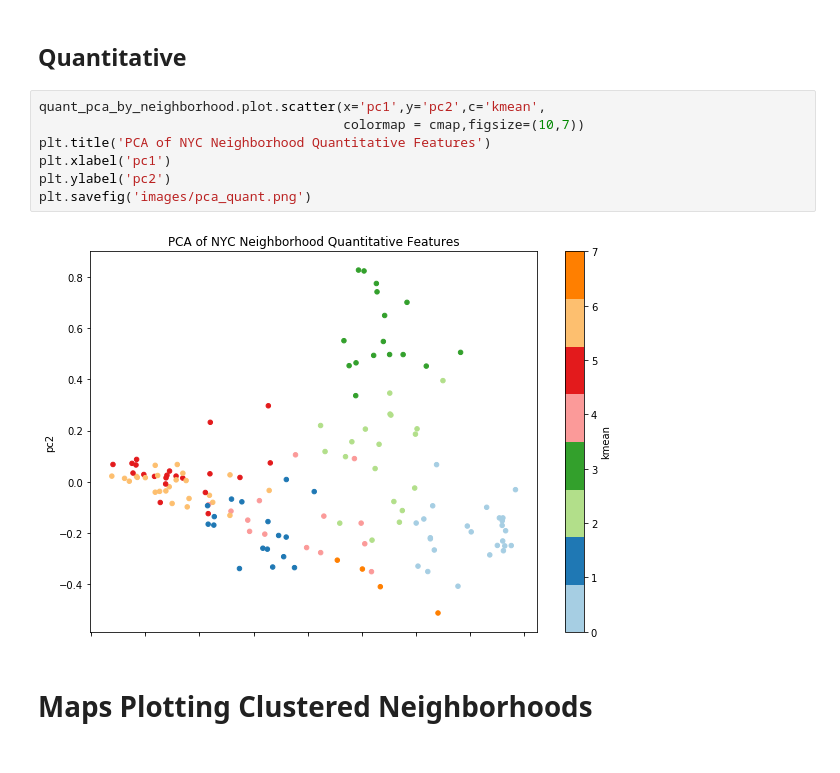
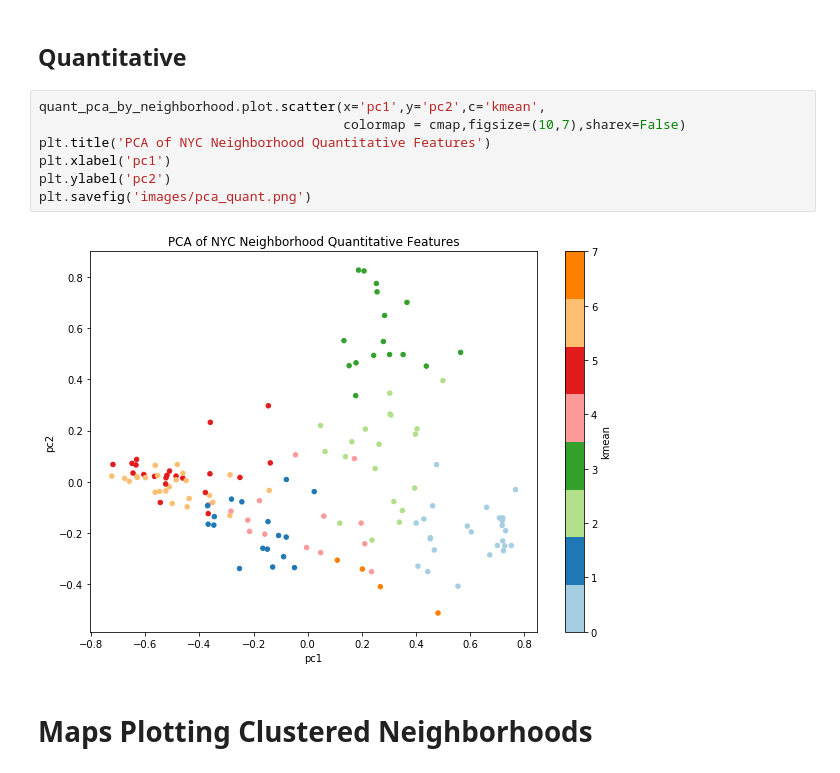
Before and after one commit to ericazhou7/neighborhood-similarity, a Jupyter notebook: NYC/4-clustering.ipynb, the cells around one changed output. Saved outputs shown, nothing was run; the diff lists cells and outputs as text.

```diff
--- a/NYC/4-clustering.ipynb
+++ b/NYC/4-clustering.ipynb
@@ -746,13 +746,13 @@ plt.savefig('images/pca_qual.png')
 ## Quantitative
 # %%
 quant_pca_by_neighborhood.plot.scatter(x='pc1',y='pc2',c='kmean',
-                                       colormap = cmap,figsize=(10,7))
+                                       colormap = cmap,figsize=(10,7),sharex=False)
 plt.title('PCA of NYC Neighborhood Quantitative Features')
 plt.xlabel('pc1')
 plt.ylabel('pc2')
 plt.savefig('images/pca_quant.png')
 # %% [output]
-[figure, old version]
+[figure, new version]
 # %% [markdown]
 # Maps Plotting Clustered Neighborhoods
 # %%
```
Also changed, not shown: parts of 2 cells of this notebook, 3 other files.
